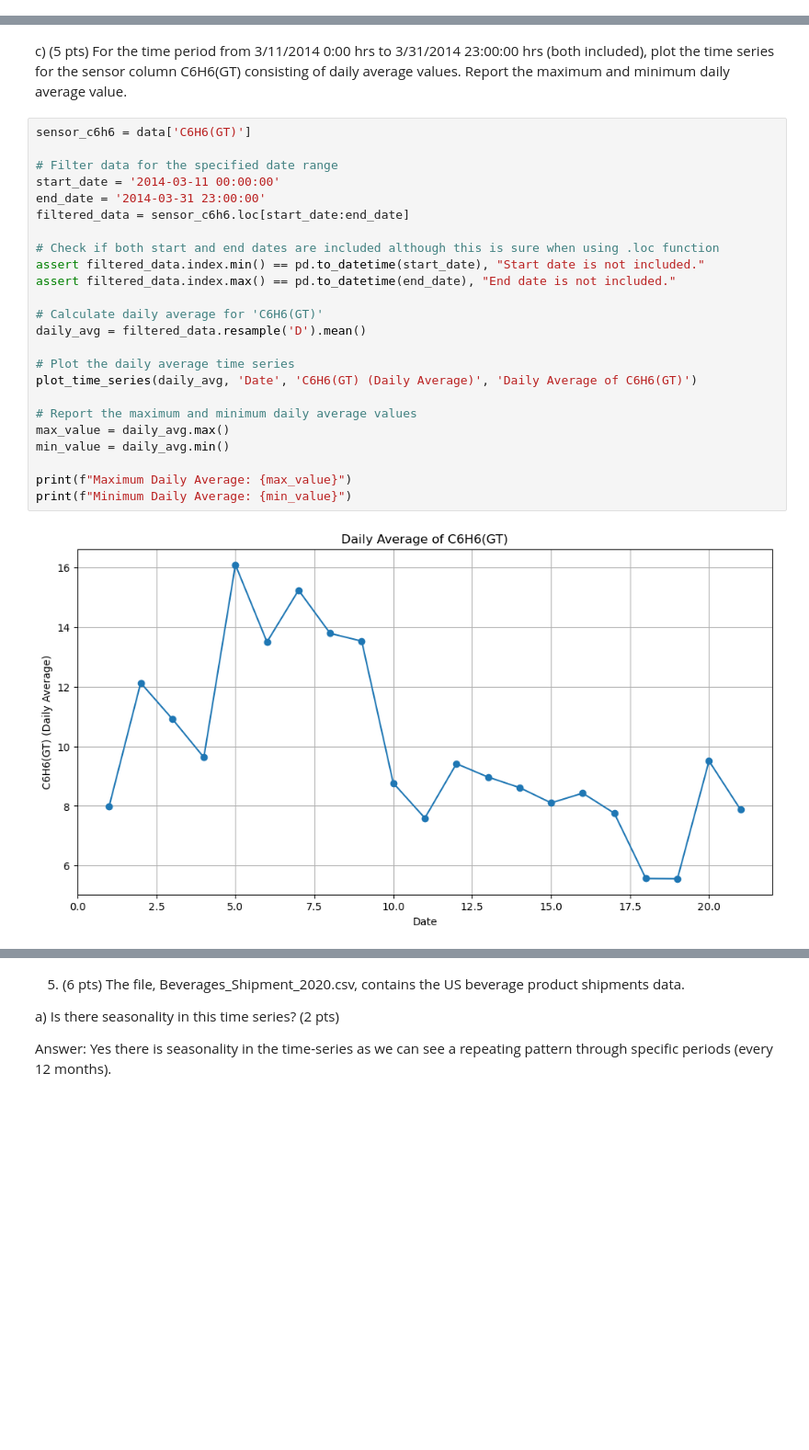
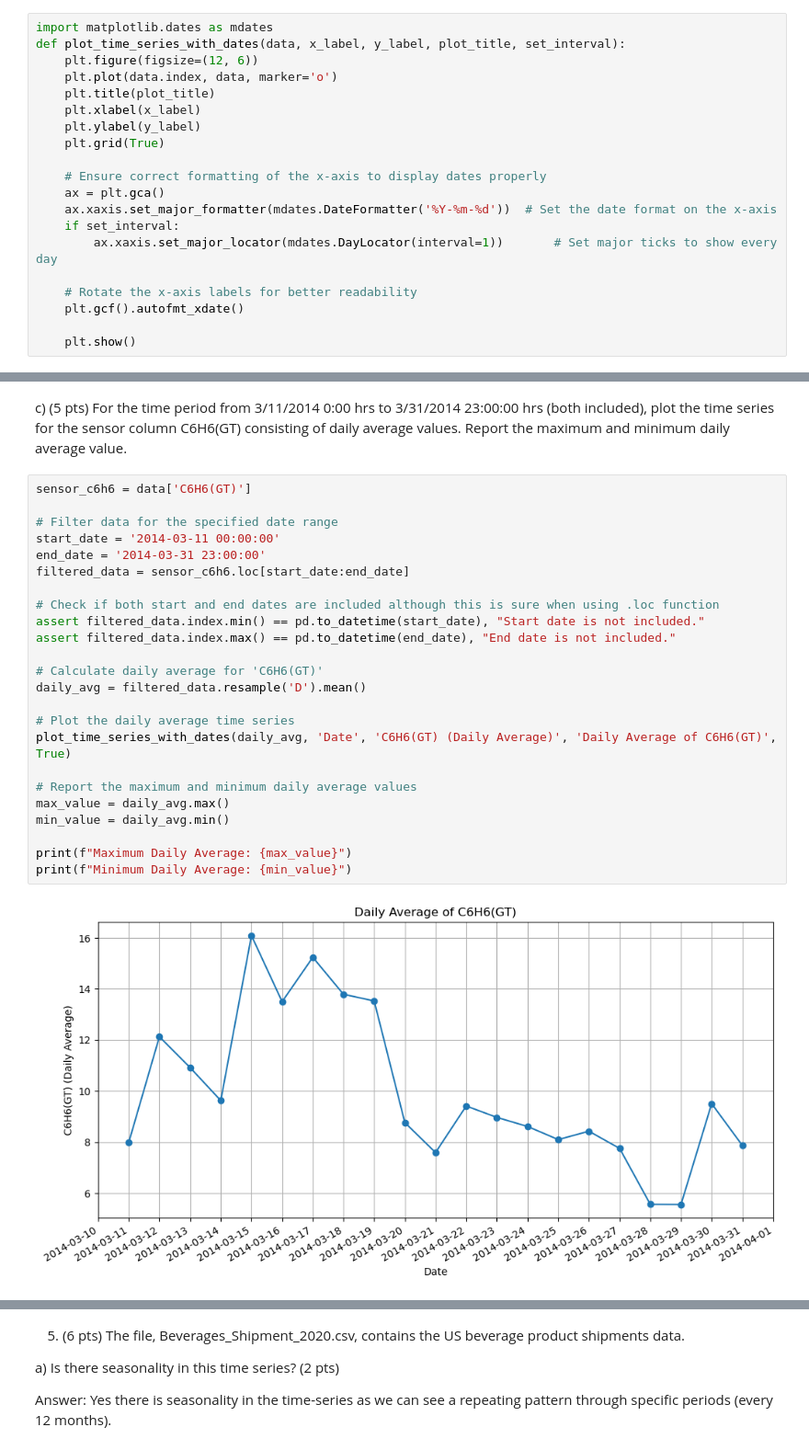
Before and after one commit to Brendon1997/time_series_1, a Jupyter notebook: timeseries_1.ipynb, the cells around one changed output, grey strips where cells are left out. Shown at 92% size. Saved outputs shown, nothing was run; the diff lists cells and outputs as text; blank space fills up the shorter version.

Commit message:
fix x-axis for timeseries with dates

```diff
--- a/timeseries_1.ipynb
+++ b/timeseries_1.ipynb
@@ -30,6 +30,26 @@ def plot_time_series(data, x_label, y_label, plot_title):
     plt.ylabel(y_label)
     plt.grid(True)
     plt.show()
+# %%
+import matplotlib.dates as mdates
+def plot_time_series_with_dates(data, x_label, y_label, plot_title, set_interval):
+    plt.figure(figsize=(12, 6))
+    plt.plot(data.index, data, marker='o')
+    plt.title(plot_title)
+    plt.xlabel(x_label)
+    plt.ylabel(y_label)
+    plt.grid(True)
+
+    # Ensure correct formatting of the x-axis to display dates properly
+    ax = plt.gca()
+    ax.xaxis.set_major_formatter(mdates.DateFormatter('%Y-%m-%d'))  # Set the date format on the x-axis
+    if set_interval:
+        ax.xaxis.set_major_locator(mdates.DayLocator(interval=1))       # Set major ticks to show every day
+
+    # Rotate the x-axis labels for better readability
+    plt.gcf().autofmt_xdate()
+
+    plt.show()
 # %%
 # Correcting the column name to access the 'Air ' data
 data = pd.read_csv('data/BTS_Air_Rail_Vehicle_Miles.csv')
@@ -160,29 +180,29 @@ c)	(5 pts) For the time period from 3/11/2014 0:00 hrs to 3/31/2014 23:00:00 hrs
 # %%
 sensor_c6h6 = data['C6H6(GT)']
 
 # Filter data for the specified date range
 start_date = '2014-03-11 00:00:00'
 end_date = '2014-03-31 23:00:00'
 filtered_data = sensor_c6h6.loc[start_date:end_date]
 
 # Check if both start and end dates are included although this is sure when using .loc function
 assert filtered_data.index.min() == pd.to_datetime(start_date), "Start date is not included."
 assert filtered_data.index.max() == pd.to_datetime(end_date), "End date is not included."
 
 # Calculate daily average for 'C6H6(GT)'
 daily_avg = filtered_data.resample('D').mean()
 
 # Plot the daily average time series
-plot_time_series(daily_avg, 'Date', 'C6H6(GT) (Daily Average)', 'Daily Average of C6H6(GT)')
+plot_time_series_with_dates(daily_avg, 'Date', 'C6H6(GT) (Daily Average)', 'Daily Average of C6H6(GT)', True)
 
 # Report the maximum and minimum daily average values
 max_value = daily_avg.max()
 min_value = daily_avg.min()
 
 print(f"Maximum Daily Average: {max_value}")
 print(f"Minimum Daily Average: {min_value}")
 # %% [output]
-[figure, old version]
+[figure, new version]
 Maximum Daily Average: 16.08994641696814
 Minimum Daily Average: 5.562205953551018
 # %% [markdown]
```
Also changed, not shown: parts of 1 cell of this notebook.
